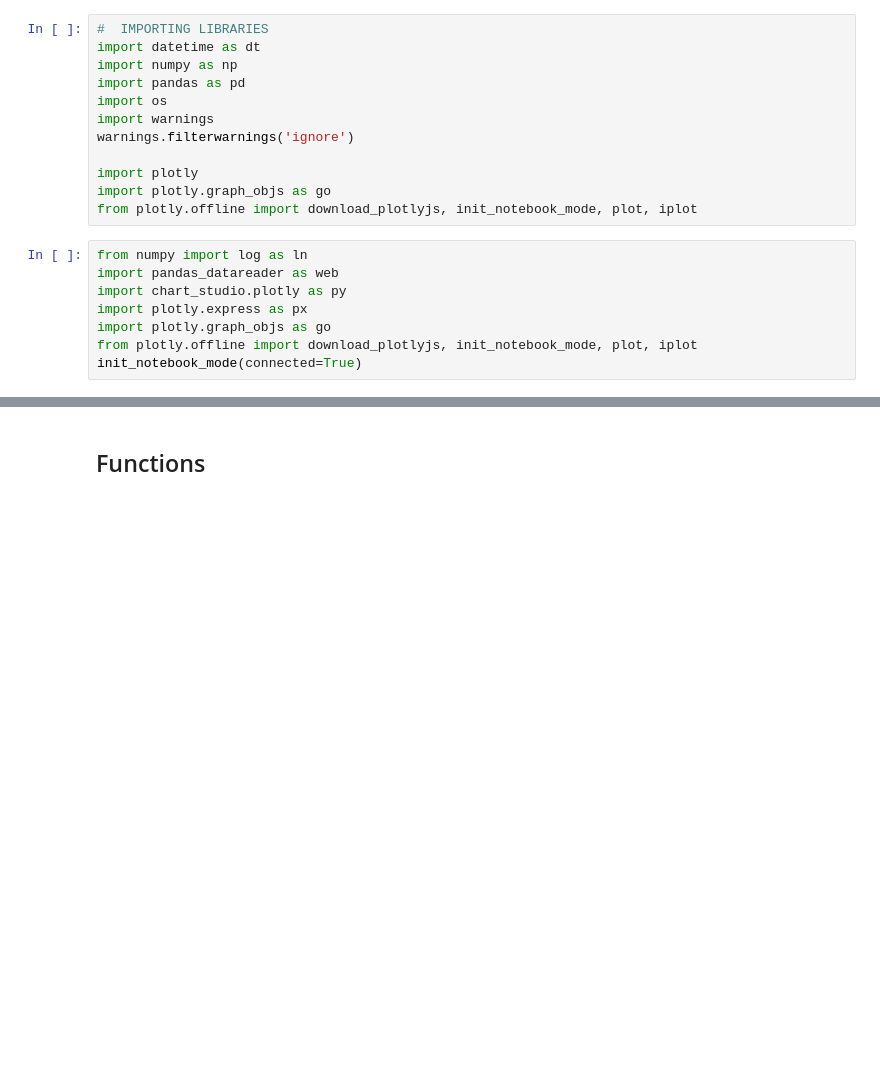
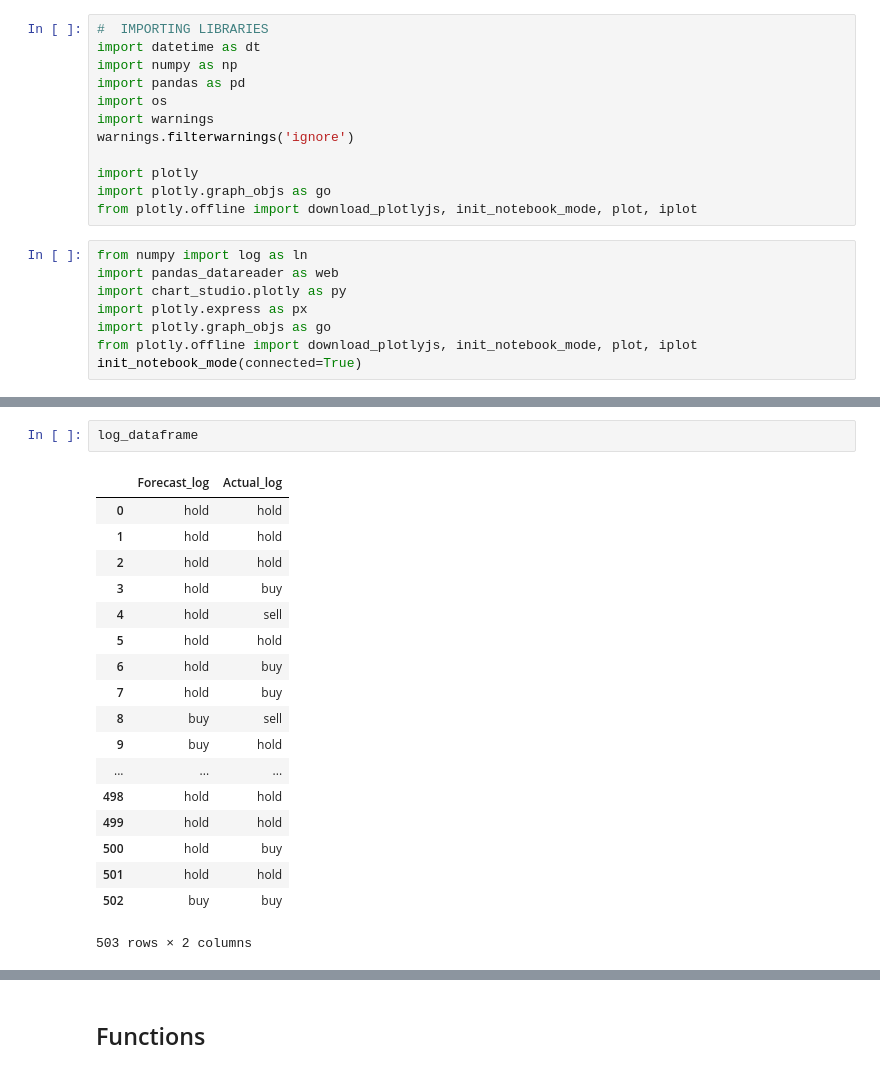
Before and after one commit to DSSaV/models-decision-system, a Jupyter notebook: Decisions.ipynb, the cells around one changed output, grey strips where cells are left out. Drawn from its saved outputs; the diff is of its cells as text; blank space fills up the shorter version.

```diff
--- a/Decisions.ipynb
+++ b/Decisions.ipynb
@@ -20,0 +102,21 @@ init_notebook_mode(connected=True)
+# %%
+log_dataframe
+# %% [output]
+|  | Forecast_log | Actual_log |
+| 0 | hold | hold |
+| 1 | hold | hold |
+| 2 | hold | hold |
+| 3 | hold | buy |
+| 4 | hold | sell |
+| 5 | hold | hold |
+| 6 | hold | buy |
+| 7 | hold | buy |
+| 8 | buy | sell |
+| 9 | buy | hold |
+| ... | ... | ... |
+| 498 | hold | hold |
+| 499 | hold | hold |
+| 500 | hold | buy |
+| 501 | hold | hold |
+| 502 | buy | buy |
+503 rows × 2 columns
```
Also changed, not shown: parts of 9 cells of this notebook, 1 other file.
